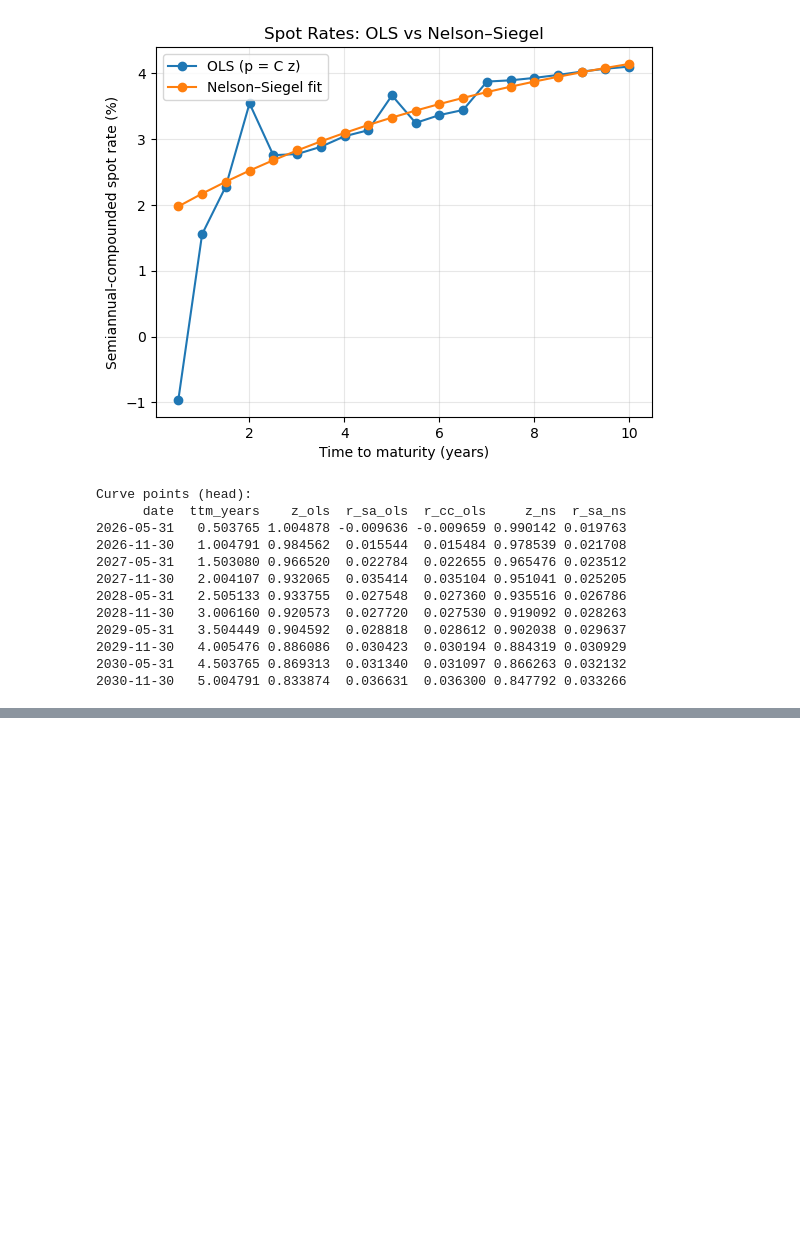
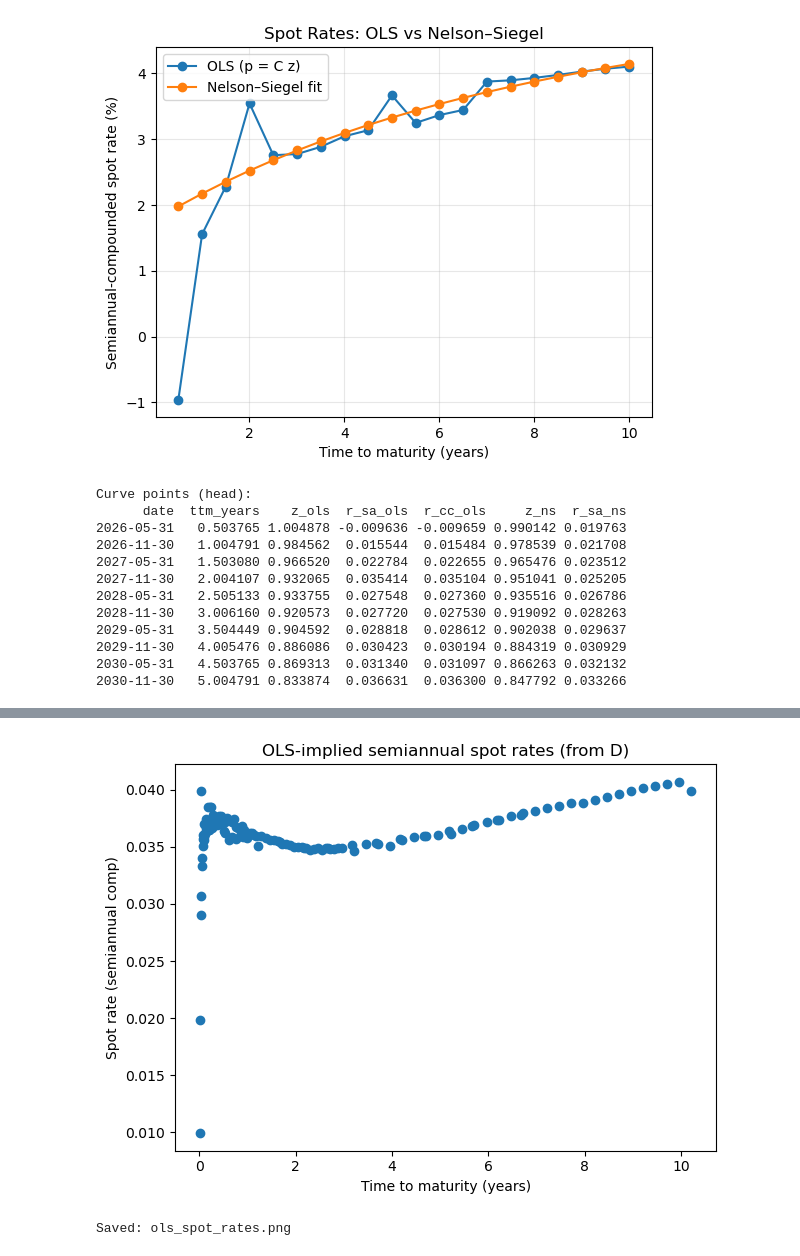
Before and after one commit to mihikasingh806/FixedIncome_A7, a Jupyter notebook: Assignment1/Spot_Curve.ipynb, the cells around one changed output, grey strips where cells are left out. Cells and saved outputs as stored; diff of their text form; code cells hidden in the pictures; blank space fills up the shorter version.

```diff
--- a/Assignment1/Spot_Curve.ipynb
+++ b/Assignment1/Spot_Curve.ipynb
@@ -193,0 +317,76 @@ Curve points (head):
+# %%
+
+maturities = pd.to_datetime(df["maturity date"]).dt.normalize()
+
+def build_D(C_all: pd.DataFrame, maturities: pd.Series, max_iter: int = 80):
+
+    orig_cols = C_all.columns
+    rows = C_all.index
+    cols = orig_cols
+
+    for _ in range(max_iter):
+        matur_set = set(pd.to_datetime(maturities.loc[rows]).unique())
+        cols_new = pd.to_datetime([c for c in orig_cols if c in matur_set])
+        cols_new_set = set(cols_new)
+
+        bad = []
+        for r in rows:
+            row_cf = C_all.loc[r, orig_cols].values
+            nz_mask = np.abs(row_cf) > 1e-12
+            nz_dates = set(orig_cols[nz_mask])
+            if not nz_dates.issubset(cols_new_set):
+                bad.append(r)
+
+        rows_new = rows.difference(bad)
+
+        if len(rows_new) == len(rows) and len(cols_new) == len(cols):
+            return C_all.loc[rows, cols_new]
+
+        rows, cols = rows_new, cols_new
+
+    return C_all.loc[rows, cols]
+
+D = build_D(C, maturities=maturities)
+
+print("\nCashflow matrix D shape:", D.shape)
+
+
+print("\nD head (compact columns):")
+print(compact_view(D.head(5)).to_string())
+print("\nD tail (compact columns):")
+print(compact_view(D.tail(5)).to_string())
+
+
+y = df.loc[D.index, "px"].values.astype(float)
+X = D.values.astype(float)
+
+df_ols, *_ = np.linalg.lstsq(X, y, rcond=None)
+df_ols = pd.Series(df_ols, index=D.columns).sort_index()
+
+def df_to_semiannual_rate(df_series: pd.Series, asof: pd.Timestamp):
+    tau = (pd.to_datetime(df_series.index) - asof).days / 365.25
+    tau = np.where(tau <= 0, np.nan, tau)
+    r_sa = 2.0 * (np.power(df_series.values, -1.0 / (2.0 * tau)) - 1.0)
+    return pd.Series(r_sa, index=df_series.index), pd.Series(tau, index=df_series.index)
+
+r_sa_ols, tau_ols = df_to_semiannual_rate(df_ols, ASOF)
+
+print("\nOLS discount factors summary:")
+print("Min DF:", float(np.nanmin(df_ols.values)),
+      "Max DF:", float(np.nanmax(df_ols.values)),
+      "Any negative DF?", bool((df_ols.values < 0).any()))
+
+OUT_DIR = ""
+ols_plot_path = os.path.join(OUT_DIR, "ols_spot_rates.png")
+
+plt.figure()
+plt.scatter(tau_ols.values, r_sa_ols.values)
+plt.xlabel("Time to maturity (years)")
+plt.ylabel("Spot rate (semiannual comp)")
+plt.title("OLS-implied semiannual spot rates (from D)")
+plt.tight_layout()
+plt.savefig(ols_plot_path, dpi=200)
+plt.show()
+
+print("Saved:", ols_plot_path)
+# %% [output]
@@ -193,0 +410,2 @@ Curve points (head):
+[figure, added]
+Saved: ols_spot_rates.png
```
Also changed, not shown: parts of 8 cells of this notebook, 4 other files.
